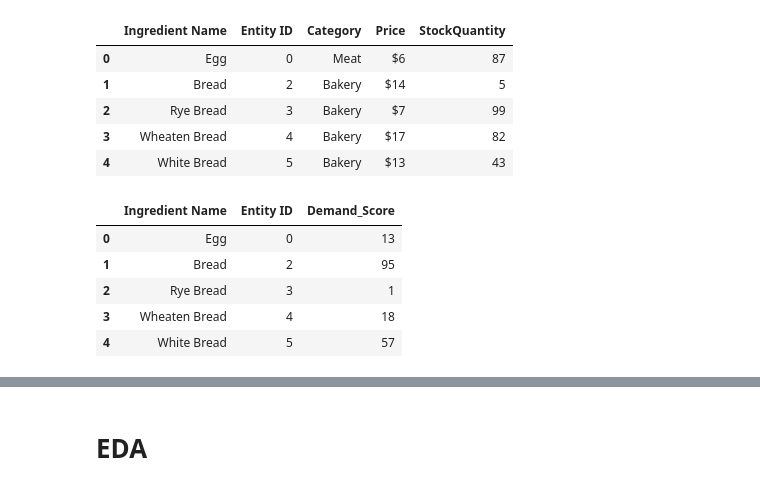
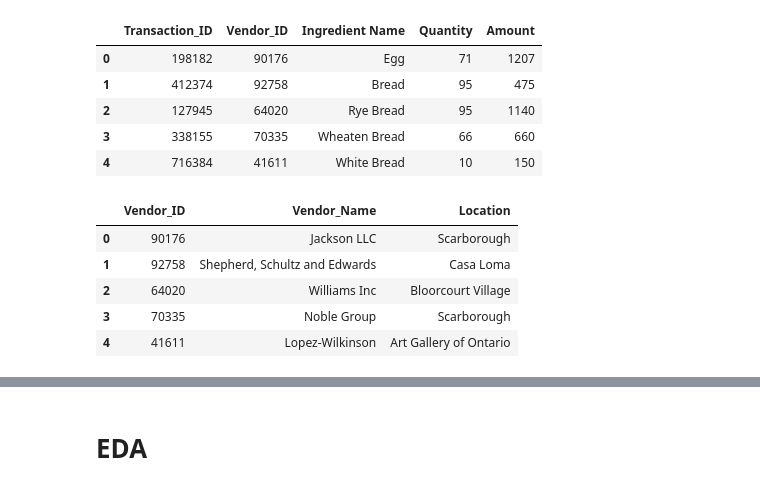
Before and after one commit to Keerat-Singh/WIL_Week-1, a Jupyter notebook: main_week_5.ipynb, the cells around one changed output, grey strips where cells are left out. Cells and saved outputs as stored; diff of their text form; code cells hidden in the pictures.

```diff
--- a/main_week_5.ipynb
+++ b/main_week_5.ipynb
@@ -11,22 +7,22 @@ product_demand_df = pd.read_csv("Dataset/product_demand_df.csv")
 purchase_histroy_df = pd.read_csv("Dataset/purchase_histroy.csv")
 vendor_toronto_df = pd.read_csv("Dataset/vendor_toronto.csv")
 # %%
-ingredients_finalised_dataset.drop(columns= ["Unnamed: 0"], inplace= True)
-ingredients_finalised_dataset.head()
+# purchase_histroy_df.drop(columns= ["Unnamed: 0"], inplace= True)
+purchase_histroy_df.head()
 # %% [output]
-|  | Ingredient Name | Entity ID | Category | Price | StockQuantity |
-| 0 | Egg | 0 | Meat | $6 | 87 |
-| 1 | Bread | 2 | Bakery | $14 | 5 |
-| 2 | Rye Bread | 3 | Bakery | $7 | 99 |
-| 3 | Wheaten Bread | 4 | Bakery | $17 | 82 |
-| 4 | White Bread | 5 | Bakery | $13 | 43 |
+|  | Transaction_ID | Vendor_ID | Ingredient Name | Quantity | Amount |
+| 0 | 198182 | 90176 | Egg | 71 | 1207 |
+| 1 | 412374 | 92758 | Bread | 95 | 475 |
+| 2 | 127945 | 64020 | Rye Bread | 95 | 1140 |
+| 3 | 338155 | 70335 | Wheaten Bread | 66 | 660 |
+| 4 | 716384 | 41611 | White Bread | 10 | 150 |
 # %%
-product_demand_df.drop(columns= ["Unnamed: 0"], inplace= True)
-product_demand_df.head()
+# vendor_toronto_df.drop(columns= ["Unnamed: 0"], inplace= True)
+vendor_toronto_df.head()
 # %% [output]
-|  | Ingredient Name | Entity ID | Demand_Score |
-| 0 | Egg | 0 | 13 |
-| 1 | Bread | 2 | 95 |
-| 2 | Rye Bread | 3 | 1 |
-| 3 | Wheaten Bread | 4 | 18 |
-| 4 | White Bread | 5 | 57 |
+|  | Vendor_ID | Vendor_Name | Location |
+| 0 | 90176 | Jackson LLC | Scarborough |
+| 1 | 92758 | Shepherd, Schultz and Edwards | Casa Loma |
+| 2 | 64020 | Williams Inc | Bloorcourt Village |
+| 3 | 70335 | Noble Group | Scarborough |
+| 4 | 41611 | Lopez-Wilkinson | Art Gallery of Ontario |
```
Also changed, not shown: parts of 23 cells of this notebook, 4 other files.
